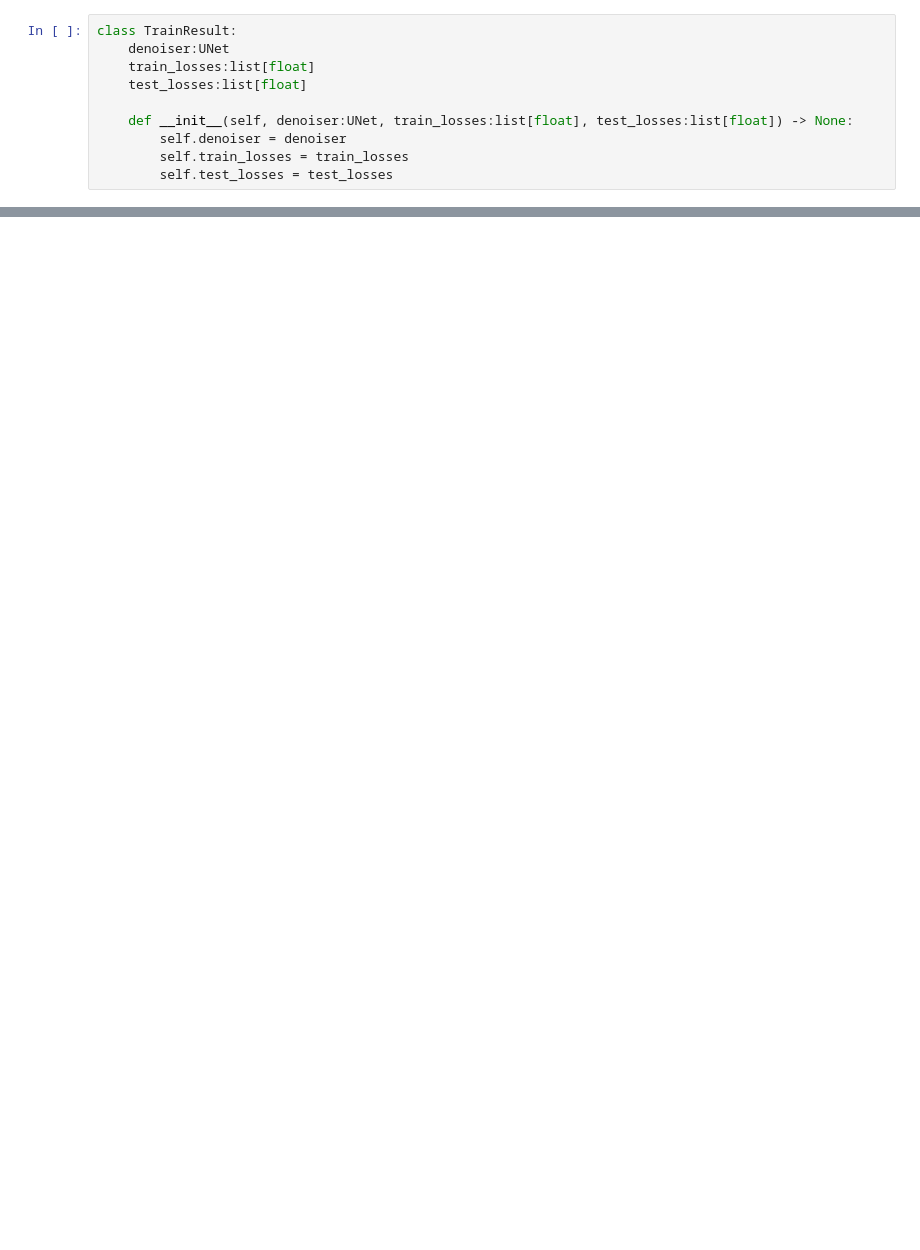
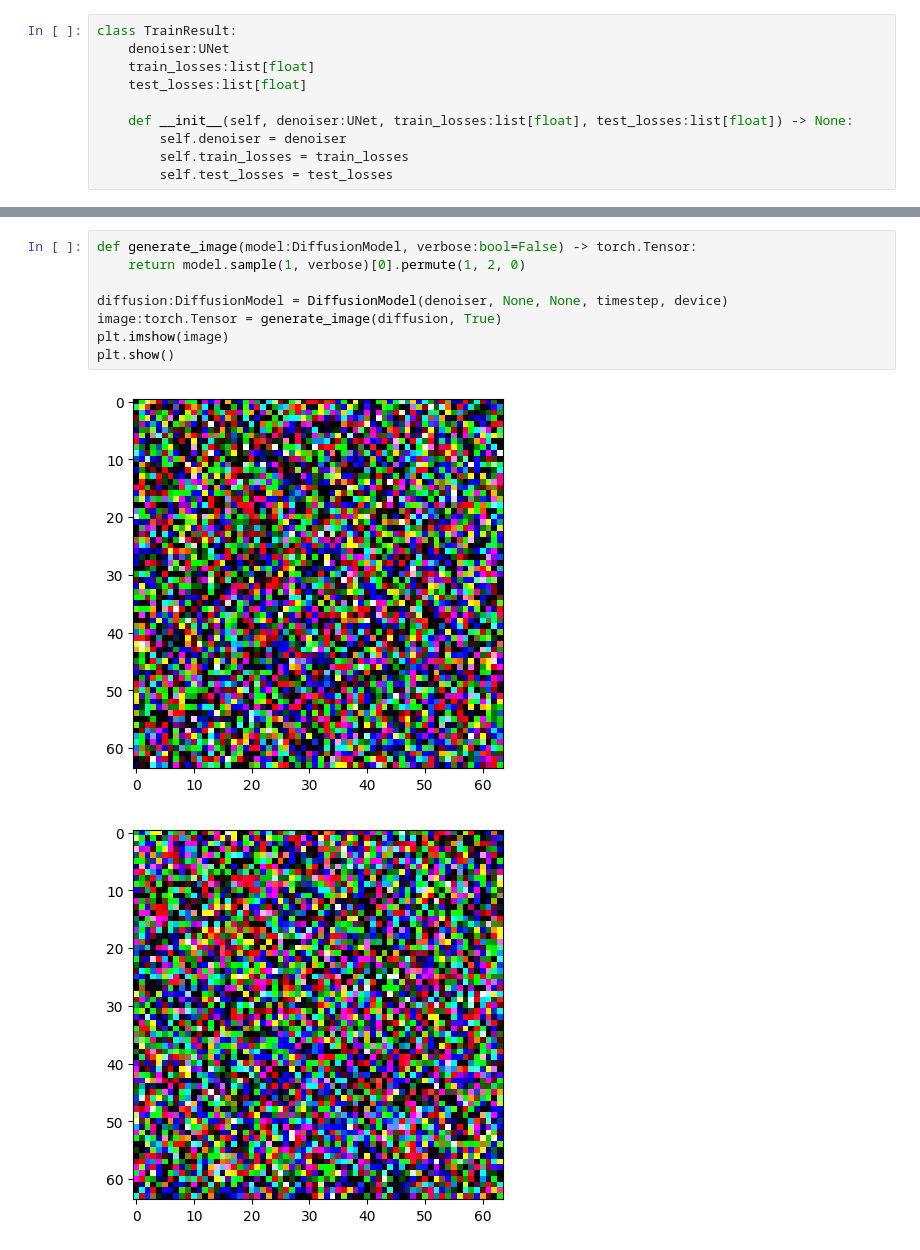
Before and after one commit to PaulPannetier/FaceGenerator, a Jupyter notebook: main.ipynb, the cells around one changed output, grey strips where cells are left out. Drawn from its saved outputs; the diff is of its cells as text; blank space fills up the shorter version.

Commit message:
Add debug visualization

```diff
--- a/main.ipynb
+++ b/main.ipynb
@@ -435,0 +446,11 @@ Model size: 82.996MB with 21756995 parameters
+# %%
+def generate_image(model:DiffusionModel, verbose:bool=False) -> torch.Tensor:
+    return model.sample(1, verbose)[0].permute(1, 2, 0)
+
+diffusion:DiffusionModel = DiffusionModel(denoiser, None, None, timestep, device)
+image:torch.Tensor = generate_image(diffusion, True)
+plt.imshow(image)
+plt.show()
+# %% [output]
+[figure, added]
+[figure, added]
```
Also changed, not shown: parts of 8 cells of this notebook, 1 other file.
